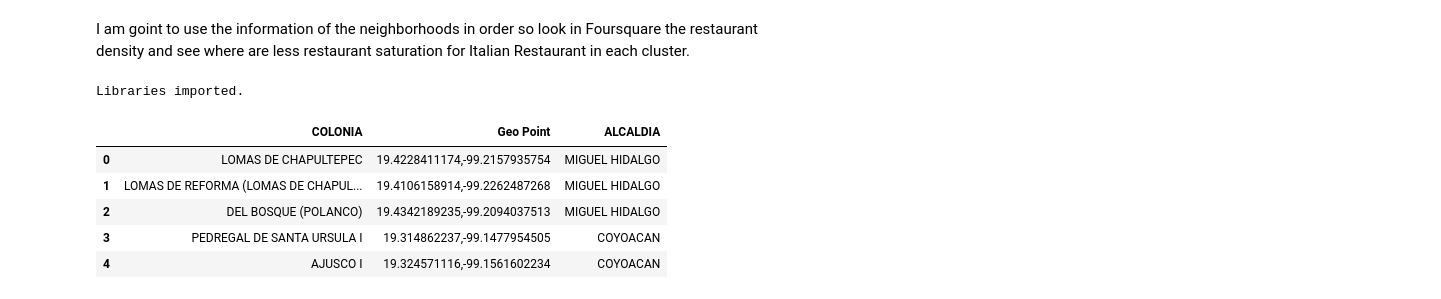
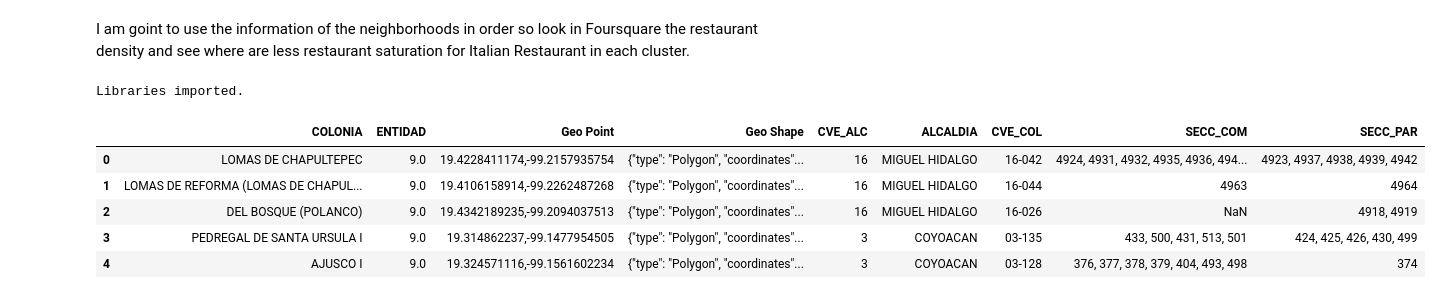
Before and after one commit to novfrost/Coursera_Capstone_IBM, a Jupyter notebook: The Battle of the Neighborhoods/TheBattleOfTheNeighborhoods.ipynb, the cells around one changed output. Drawn from its saved outputs; the diff is of its cells as text; code cells hidden in the pictures.

Commit message:
Proyecto Final IBM Data Science

```diff
--- a/The Battle of the Neighborhoods/TheBattleOfTheNeighborhoods.ipynb
+++ b/The Battle of the Neighborhoods/TheBattleOfTheNeighborhoods.ipynb
@@ -11,22 +12,43 @@ The objetive is to use clusteing to determine the area less populated of Italian
 I got the neigborhood dataset in csv of Mexico City with coordinates, the only problem is that the latitude and logitude are in the same column separated by comma
 # %% [markdown]
 I am goint to use the information of the neighborhoods in order so look in Foursquare the restaurant density and see where are less restaurant saturation for Italian Restaurant in each cluster.
-# %%
-# Import modules
-import random # library for random number generation
-import numpy as np # library for vectorized computation
-import pandas as pd # library to process data as dataframes
-
-print('Libraries imported.')
-# %% [output]
-Libraries imported.
+# %%
+# Import modules
+import random # library for random number generation
+import numpy as np # library for vectorized computation
+import pandas as pd # library to process data as dataframes
+
+from geopy.geocoders import Nominatim # convert an address into latitude and longitude values
+import folium # map rendering library
+
+import requests # library to handle requests
+
+# Matplotlib and associated plotting modules
+import matplotlib.cm as cm
+import matplotlib.colors as colors
+import matplotlib.pyplot as plt
+%matplotlib inline
+
+# import k-means from clustering stage
+from sklearn.cluster import KMeans
+from sklearn.decomposition import PCA
+
+from scipy.spatial import distance
+
+import json # library to handle JSON files
+from pandas.io.json import json_normalize # tranform JSON file into a pandas dataframe
+
+print('Libraries imported.')
+# %% [output]
+Libraries imported.
 # %%
-df = pd.read_csv("mex_neigh.csv")
-df.head()
+# Read CVS
+df_colonias = pd.read_csv("2_colonias_cdmx_csv.csv")
+df_colonias.head()
 # %% [output]
-|  | COLONIA | Geo Point | ALCALDIA |
-| 0 | LOMAS DE CHAPULTEPEC | 19.4228411174,-99.2157935754 | MIGUEL HIDALGO |
-| 1 | LOMAS DE REFORMA (LOMAS DE CHAPUL... | 19.4106158914,-99.2262487268 | MIGUEL HIDALGO |
-| 2 | DEL BOSQUE (POLANCO) | 19.4342189235,-99.2094037513 | MIGUEL HIDALGO |
-| 3 | PEDREGAL DE SANTA URSULA I | 19.314862237,-99.1477954505 | COYOACAN |
-| 4 | AJUSCO I | 19.324571116,-99.1561602234 | COYOACAN |
+|  | COLONIA | ENTIDAD | Geo Point | Geo Shape | CVE_ALC | ALCALDIA | CVE_COL | SECC_COM | SECC_PAR |
+| 0 | LOMAS DE CHAPULTEPEC | 9.0 | 19.4228411174,-99.2157935754 | {"type": "Polygon", "coordinates"... | 16 | MIGUEL HIDALGO | 16-042 | 4924, 4931, 4932, 4935, 4936, 494... | 4923, 4937, 4938, 4939, 4942 |
+| 1 | LOMAS DE REFORMA (LOMAS DE CHAPUL... | 9.0 | 19.4106158914,-99.2262487268 | {"type": "Polygon", "coordinates"... | 16 | MIGUEL HIDALGO | 16-044 | 4963 | 4964 |
+| 2 | DEL BOSQUE (POLANCO) | 9.0 | 19.4342189235,-99.2094037513 | {"type": "Polygon", "coordinates"... | 16 | MIGUEL HIDALGO | 16-026 | NaN | 4918, 4919 |
+| 3 | PEDREGAL DE SANTA URSULA I | 9.0 | 19.314862237,-99.1477954505 | {"type": "Polygon", "coordinates"... | 3 | COYOACAN | 03-135 | 433, 500, 431, 513, 501 | 424, 425, 426, 430, 499 |
+| 4 | AJUSCO I | 9.0 | 19.324571116,-99.1561602234 | {"type": "Polygon", "coordinates"... | 3 | COYOACAN | 03-128 | 376, 377, 378, 379, 404, 493, 498 | 374 |
```
Also changed, not shown: parts of 52 cells of this notebook, 14 other files.
